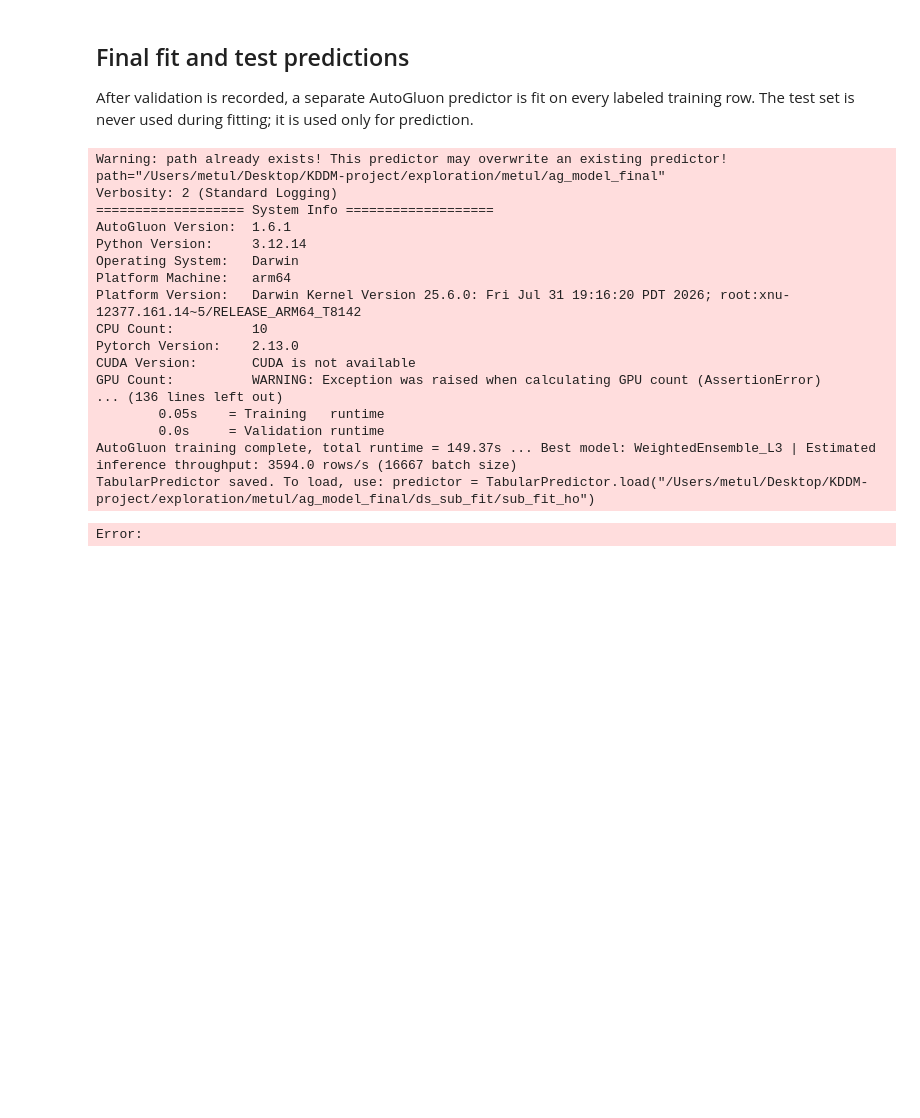
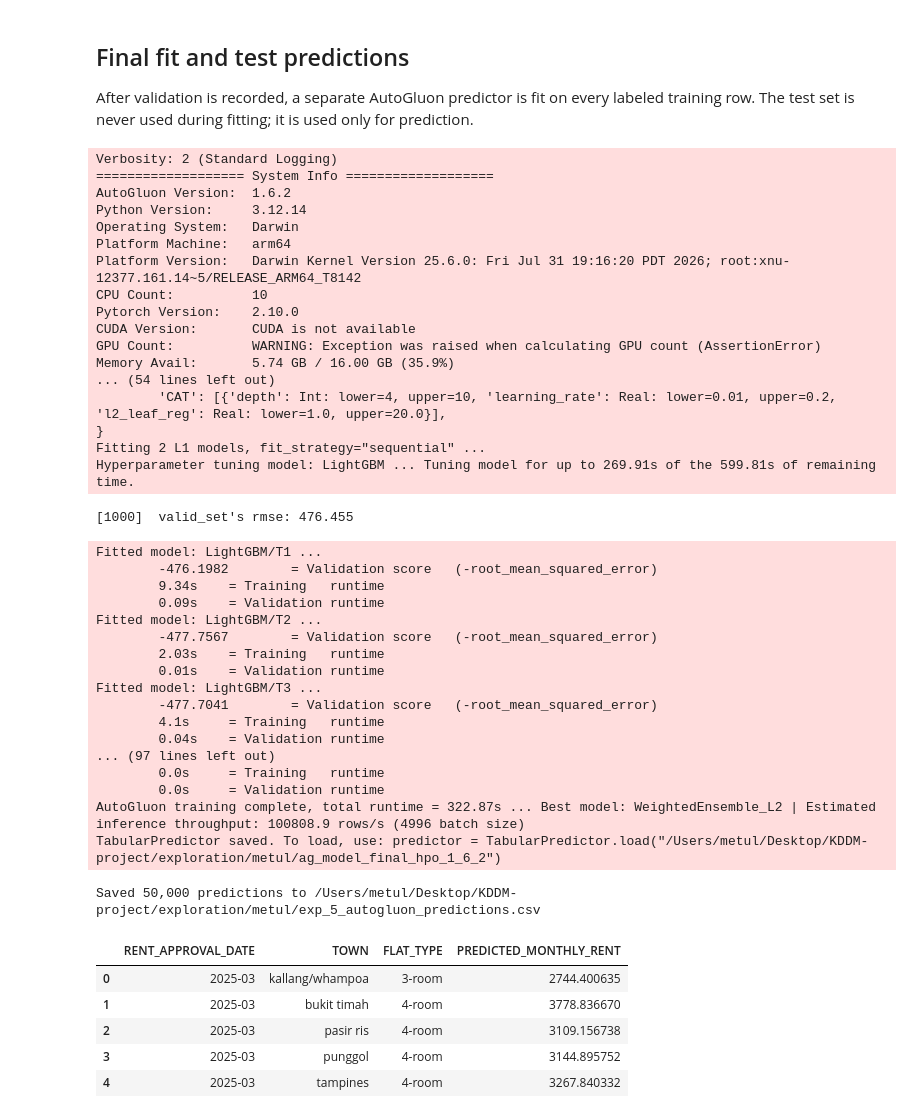
Before and after one commit to MeTuL10/KDDM-project, a Jupyter notebook: exploration/metul/exp_5_autogluon.ipynb, the cells around one changed output. Saved outputs shown, nothing was run; the diff lists cells and outputs as text; code cells hidden in the pictures; blank space fills up the shorter version.

```diff
--- a/exploration/metul/exp_5_autogluon.ipynb
+++ b/exploration/metul/exp_5_autogluon.ipynb
@@ -124,44 +213,70 @@ After validation is recorded, a separate AutoGluon predictor is fit on every lab
 # %%
 full_training_data = X_full.copy()
 full_training_data[TARGET] = y_full.to_numpy()
 final_predictor = TabularPredictor(
     label=TARGET,
     problem_type='regression',
     eval_metric='root_mean_squared_error',
-    path=str(experiment_dir / 'ag_model_final'),
+    path=str(experiment_dir / 'ag_model_final_hpo_1_6_2'),
 )
 final_predictor.fit(
     train_data=full_training_data,
-    presets='best_quality',
+    hyperparameters=HPO_HYPERPARAMETERS,
+    hyperparameter_tune_kwargs=HPO_KWARGS,
+    presets='medium_quality',
     time_limit=TIME_LIMIT_SECONDS,
     verbosity=2,
 )
 test_predictions = final_predictor.predict(X_test).astype(float).clip(lower=0)
 submission = test_df.copy()
 submission['PREDICTED_MONTHLY_RENT'] = test_predictions.to_numpy()
 output_path = experiment_dir / 'exp_5_autogluon_predictions.csv'
 submission.to_csv(output_path, index=False)
 print(f'Saved {len(submission):,} predictions to {output_path}')
 display(submission[['RENT_APPROVAL_DATE', 'TOWN', 'FLAT_TYPE', 'PREDICTED_MONTHLY_RENT']].head())
 # %% [output]
-Warning: path already exists! This predictor may overwrite an existing predictor! path="/Users/metul/Desktop/KDDM-project/exploration/metul/ag_model_final"
 Verbosity: 2 (Standard Logging)
 =================== System Info ===================
-AutoGluon Version:  1.6.1
+AutoGluon Version:  1.6.2
 Python Version:     3.12.14
 Operating System:   Darwin
 Platform Machine:   arm64
 Platform Version:   Darwin Kernel Version 25.6.0: Fri Jul 31 19:16:20 PDT 2026; root:xnu-12377.161.14~5/RELEASE_ARM64_T8142
 CPU Count:          10
-Pytorch Version:    2.13.0
+Pytorch Version:    2.10.0
 CUDA Version:       CUDA is not available
 GPU Count:          WARNING: Exception was raised when calculating GPU count (AssertionError)
-... (136 lines left out)
-        0.05s    = Training   runtime
-        0.0s     = Validation runtime
-AutoGluon training complete, total runtime = 149.37s ... Best model: WeightedEnsemble_L3 | Estimated inference throughput: 3594.0 rows/s (16667 batch size)
-TabularPredictor saved. To load, use: predictor = TabularPredictor.load("/Users/metul/Desktop/KDDM-project/exploration/metul/ag_model_final/ds_sub_fit/sub_fit_ho")
+Memory Avail:       5.74 GB / 16.00 GB (35.9%)
+... (54 lines left out)
+        'CAT': [{'depth': Int: lower=4, upper=10, 'learning_rate': Real: lower=0.01, upper=0.2, 'l2_leaf_reg': Real: lower=1.0, upper=20.0}],
+}
+Fitting 2 L1 models, fit_strategy="sequential" ...
+Hyperparameter tuning model: LightGBM ... Tuning model for up to 269.91s of the 599.81s of remaining time.
-Error:
+[1000]  valid_set's rmse: 476.455
+Fitted model: LightGBM/T1 ...
+        -476.1982        = Validation score   (-root_mean_squared_error)
+        9.34s    = Training   runtime
+        0.09s    = Validation runtime
+Fitted model: LightGBM/T2 ...
+        -477.7567        = Validation score   (-root_mean_squared_error)
+        2.03s    = Training   runtime
+        0.01s    = Validation runtime
+Fitted model: LightGBM/T3 ...
+        -477.7041        = Validation score   (-root_mean_squared_error)
+        4.1s     = Training   runtime
+        0.04s    = Validation runtime
+... (97 lines left out)
+        0.0s     = Training   runtime
+        0.0s     = Validation runtime
+AutoGluon training complete, total runtime = 322.87s ... Best model: WeightedEnsemble_L2 | Estimated inference throughput: 100808.9 rows/s (4996 batch size)
+TabularPredictor saved. To load, use: predictor = TabularPredictor.load("/Users/metul/Desktop/KDDM-project/exploration/metul/ag_model_final_hpo_1_6_2")
+Saved 50,000 predictions to /Users/metul/Desktop/KDDM-project/exploration/metul/exp_5_autogluon_predictions.csv
+|  | RENT_APPROVAL_DATE | TOWN | FLAT_TYPE | PREDICTED_MONTHLY_RENT |
+| 0 | 2025-03 | kallang/whampoa | 3-room | 2744.400635 |
+| 1 | 2025-03 | bukit timah | 4-room | 3778.836670 |
+| 2 | 2025-03 | pasir ris | 4-room | 3109.156738 |
+| 3 | 2025-03 | punggol | 4-room | 3144.895752 |
+| 4 | 2025-03 | tampines | 4-room | 3267.840332 |
 # %%
 from autogluon.tabular import TabularPredictor
 import pandas as pd
```
Also changed, not shown: parts of 6 cells of this notebook, 2 other files.
